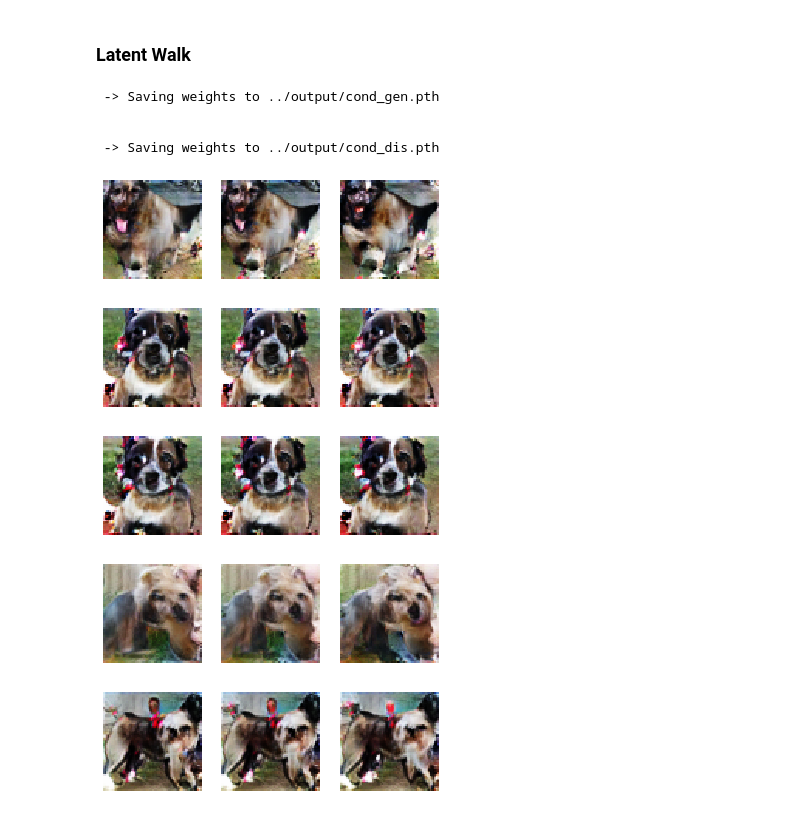
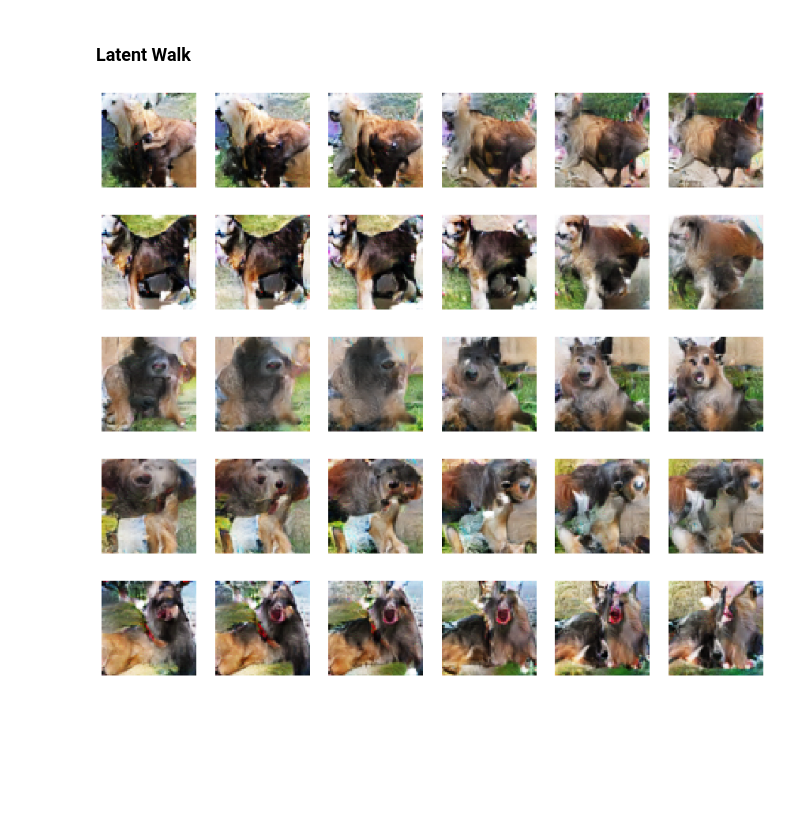
Before and after one commit to TheoViel/DCGAN_Dogs, a Jupyter notebook: notebooks/DCGAN.ipynb, the cells around one changed output. Cells and saved outputs as stored; diff of their text form; code cells hidden in the pictures; blank space fills up the shorter version.

```diff
--- a/notebooks/DCGAN.ipynb
+++ b/notebooks/DCGAN.ipynb
@@ -252,0 +229,13 @@ latent_dim = 256
+# %%
+latent_dim = 100
+
+use_bn = True
+n_gen = 128
+n_dis = 128
+
+use_embed = False
+embed_dim = 8
+# %%
+n_gen = 128
+n_dis = 128
+nb_ft = 1
@@ -253,16 +253,24 @@ latent_dim = 256
 # %%
-embed_dim_g = 8
-embed_dim_d = 8
+discriminator = DCGanDiscriminator(
+    n=n_gen,
+    nb_ft=nb_ft,
+    nb_classes=nb_classes,
+    embedding_dim=embed_dim,
+    use_embed=use_embed,
+    use_bn=use_bn,
+).cuda()
 
-ngf = 128
-ndf = 128
-nb_ft = 64
-
-discriminator = DCGanDiscriminator(ndf=ndf, nb_classes=nb_classes, embedding_dim=embed_dim_d, nb_ft=nb_ft).cuda()
-generator = DCGanGenerator(latent_dim=latent_dim, ngf=ngf, nb_classes=nb_classes, embedding_dim=embed_dim_g).cuda()
+generator = DCGanGenerator(
+    n=n_dis,
+    latent_dim=latent_dim,
+    nb_classes=nb_classes,
+    embedding_dim=embed_dim,
+    use_embed=use_embed,
+    use_bn=use_bn,
+).cuda()
 
 discriminator.apply(weights_init)
 generator.apply(weights_init)
 
-print('Using DCGan')
+print('Build DCGAN.')
 # %% [output]
@@ -389,22 +373,14 @@ _ = generate(generator, n=20, n_plot=20, latent_dim=latent_dim)
 # %% [markdown]
 ### Latent Walk
-# %%
-save_model_weights(generator, 'cond_gen.pth')
-save_model_weights(discriminator, 'cond_dis.pth')
-# %% [output]
- -> Saving weights to ../output/cond_gen.pth
-
-
- -> Saving weights to ../output/cond_dis.pth
 # %%
 for i in range(5):
-    latent_walk(generator, n=2, latent_dim=latent_dim)
+    latent_walk(generator, n=5, latent_dim=latent_dim)
 # %% [output]
-[figure, old version]
+[figure, new version]
-[figure, old version]
+[figure, new version]
-[figure, old version]
+[figure, new version]
-[figure, old version]
+[figure, new version]
-[figure, old version]
+[figure, new version]
 # %%
 print(f"Done in {(time.time() - begin)/60:.1f} minutes")
 # %% [output]
```
Also changed, not shown: parts of 21 cells of this notebook, 4 other files.
